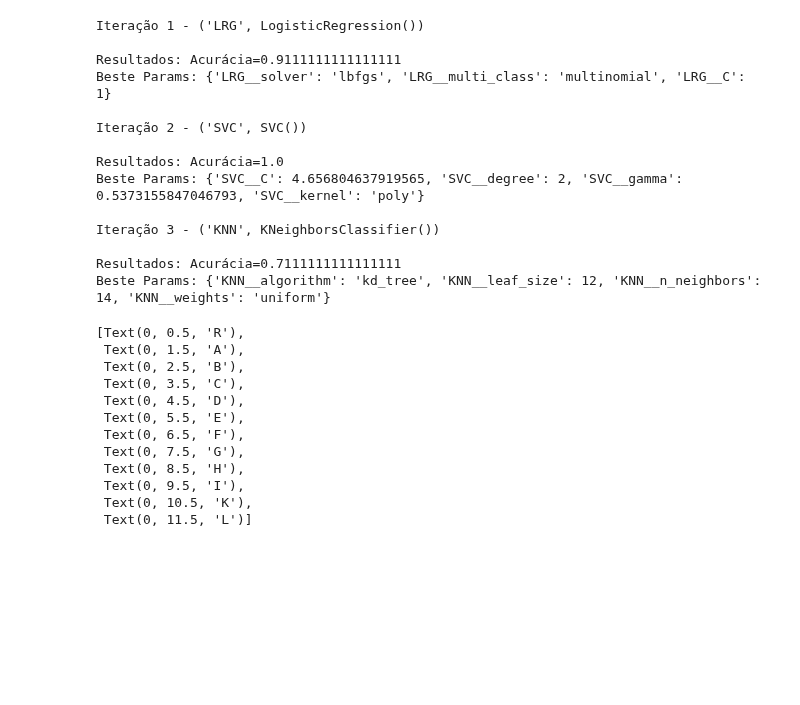
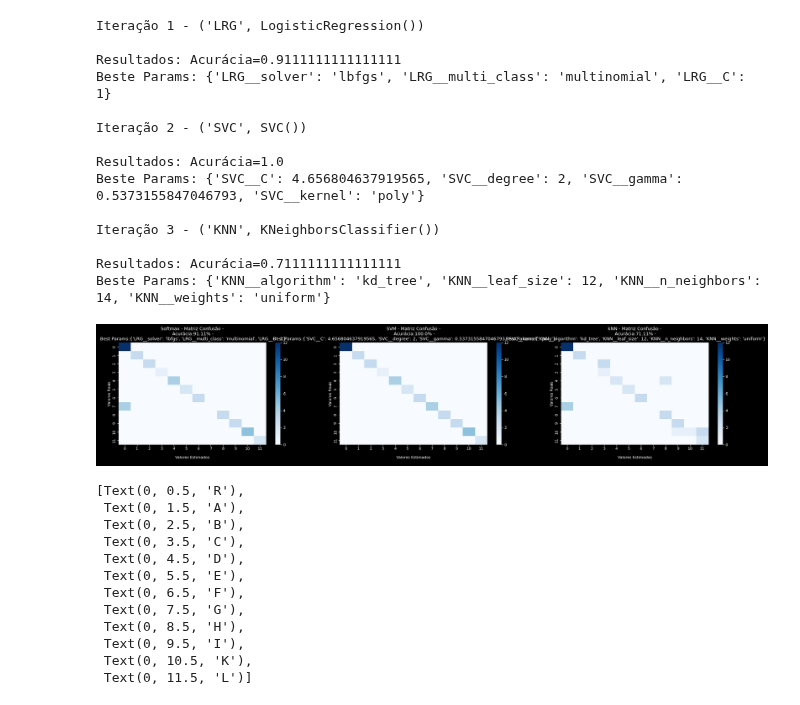
Before and after one commit to fefilizzola/HIML_TrabalhoFinal, a Jupyter notebook: main_script_features.ipynb, the cells around one changed output. Saved outputs shown, nothing was run; the diff lists cells and outputs as text; code cells hidden in the pictures; blank space fills up the shorter version.

```diff
--- a/main_script_features.ipynb
+++ b/main_script_features.ipynb
@@ -321,6 +323,28 @@ Iteração 3 - ('KNN', KNeighborsClassifier())
 
 Resultados: Acurácia=0.7111111111111111
 Beste Params: {'KNN__algorithm': 'kd_tree', 'KNN__leaf_size': 12, 'KNN__n_neighbors': 14, 'KNN__weights': 'uniform'}
+# %%
+plt.figure(figsize=(30, 5), dpi=80)
+plt.subplot(131)
+ax0 = sns.heatmap(cfmx[0],  cmap='Blues')
+ax0.set_title(f'Softmax - Matriz Confusão -\n Acurácia:{round(100*acc[0],2)}%')
+ax0.set_xlabel('\nValores Estimados\n')
+ax0.set_ylabel('Valores Reais')
+
+plt.subplot(132)
+ax1 = sns.heatmap(cfmx[1],  cmap='Blues')
+ax1.set_title(f'SVM - Matriz Confusão -\n Acurácia:{round(100*acc[1],2)}%')
+ax1.set_xlabel('\nValores Estimados\n')
+ax1.set_ylabel('Valores Reais')
+
+plt.subplot(133)
+ax2 = sns.heatmap(cfmx[2],  cmap='Blues')
+ax2.set_title(f'kNN - Matriz Confusão -\n Acurácia:{round(100*acc[2],2)}%')
+ax2.set_xlabel('\nValores Estimados\n')
+ax2.set_ylabel('Valores Reais')
+plt.show()
+# %% [output]
+[figure, added]
 # %%
 plt.figure(figsize=(30, 5), dpi=80)
 plt.subplot(131)
```
Also changed, not shown: parts of 1 cell of this notebook.
